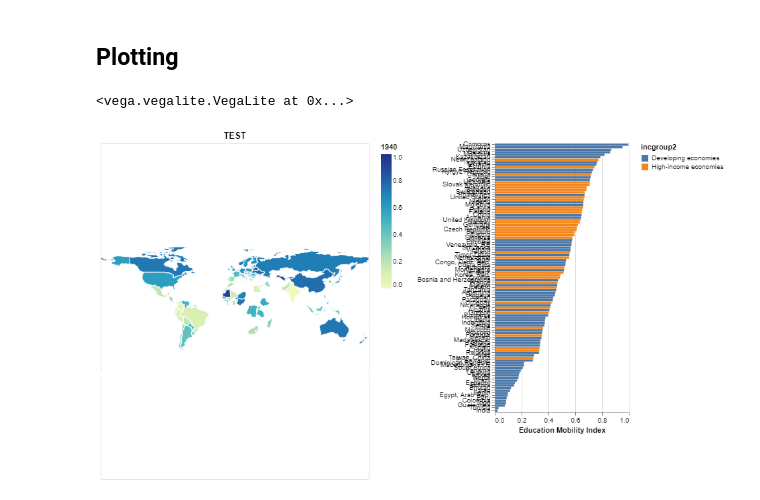
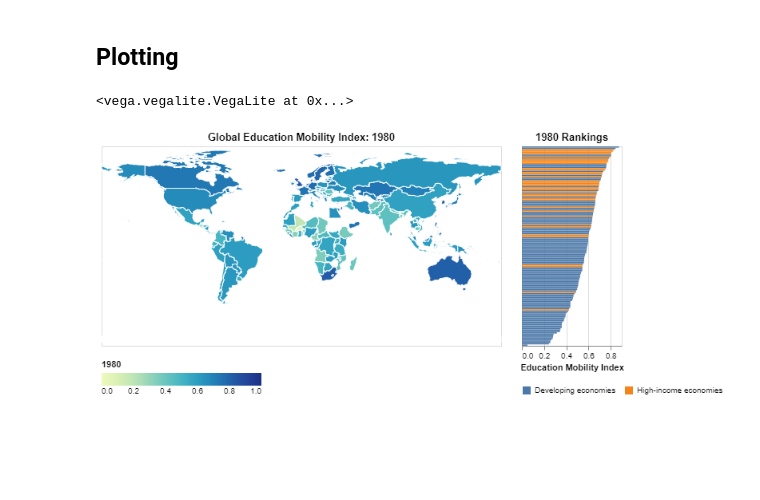
Before and after one commit to UBC-MDS/DSCI_532_L02_Group212_SocialMobilityProject, a Jupyter notebook: src/data_wrangling.ipynb, the cells around one changed output. Drawn from its saved outputs; the diff is of its cells as text; code cells hidden in the pictures; blank space fills up the shorter version.

```diff
--- a/src/data_wrangling.ipynb
+++ b/src/data_wrangling.ipynb
@@ -207,7 +207,7 @@ def map_and_bar_by_year(year, title):
     ADD DOCUMENTATION HERE
     """
     quote_yr = str(year)
-    selection = alt.selection_multi(fields=[quote_yr], resolve='global')
+    selection = alt.selection_multi(fields = ['countryname'], resolve='global')
 
     map_chart = alt.Chart(country_map).mark_geoshape(
         stroke='white',
@@ -216,52 +216,57 @@ def map_and_bar_by_year(year, title):
         color=alt.condition(selection,
                            alt.Color(quote_yr, type='quantitative',
                                     scale=alt.Scale(domain=[0, 1])),
-                           alt.value('lightgray')),
+                           alt.value('lightgray'),
+                           legend=alt.Legend(title="Education Mobility Index (EMI)")),
         tooltip = [
             alt.Tooltip('countryname:N', title="country"),
             alt.Tooltip(f'{year}:Q', title="EMI")
         ]
     ).transform_lookup(
         lookup='id',
         from_=alt.LookupData(ed_mob_wide_all_final,'country_num', [quote_yr, 'countryname'])
     ).properties(
         width=600
     ).project(
         'equirectangular'
-    ).resolve_scale(
-        color='independent'
+   # ).resolve_scale(
+       # color='independent'
     ).properties(title=title,
-                height=500,
-                width=400).add_selection(selection)
+                height=250,
+                width=500).add_selection(selection)#.interactive()
 
     plot_dict = {
-        1940: ed_mob_1940,
-        1950: ed_mob_1950,
-        1960: ed_mob_1960,
-        1970: ed_mob_1970,
-        1980: ed_mob_1980
+        '1940': ed_mob_1940,
+        '1950': ed_mob_1950,
+        '1960': ed_mob_1960,
+        '1970': ed_mob_1970,
+        '1980': ed_mob_1980
     }
 
-    bar_chart_data = plot_dict[year]
+    bar_chart_data = plot_dict[quote_yr]
 
     bar_chart = alt.Chart(bar_chart_data.loc[bar_chart_data['child'] == 'all']).mark_bar().encode(
         alt.X(f'{quote_yr}:Q', title="Education Mobility Index"),
-        alt.Y('countryname', title='',
+        alt.Y('countryname', axis=None, title='',
         sort=alt.EncodingSortField(field=quote_yr,
                                    order="descending")),
         #color=alt.Color('incgroup2'),
         color=alt.condition(selection,
-                           'incgroup2',
-                           alt.value('lightgray')),
+                            'incgroup2',
+                            alt.value('lightgray'),
+                            legend=alt.Legend(title="")
+),
         tooltip = [
             alt.Tooltip('countryname:N', title="country"),
             alt.Tooltip(f'{quote_yr}:Q', title="EMI")
         ]
-    ).properties(height = 400, width = 200).add_selection(selection)
+    ).properties(title=f'{year} Rankings', height = 250, width = 125).add_selection(selection)
 
-    return map_chart | bar_chart
+    return (map_chart | bar_chart).configure_legend(orient='bottom')
+
+year = 1980
+title = f'Global Education Mobility Index: {year}'
+map_and_bar_by_year(year, title)
+# %% [output]
+<vega.vegalite.VegaLite at 0x...>
+[figure, added]
-# %%
-map_and_bar_by_year(1940, "TEST")
-# %% [output]
-<vega.vegalite.VegaLite at 0x...>
-[figure, removed]
```
Also changed, not shown: parts of 11 cells of this notebook.
